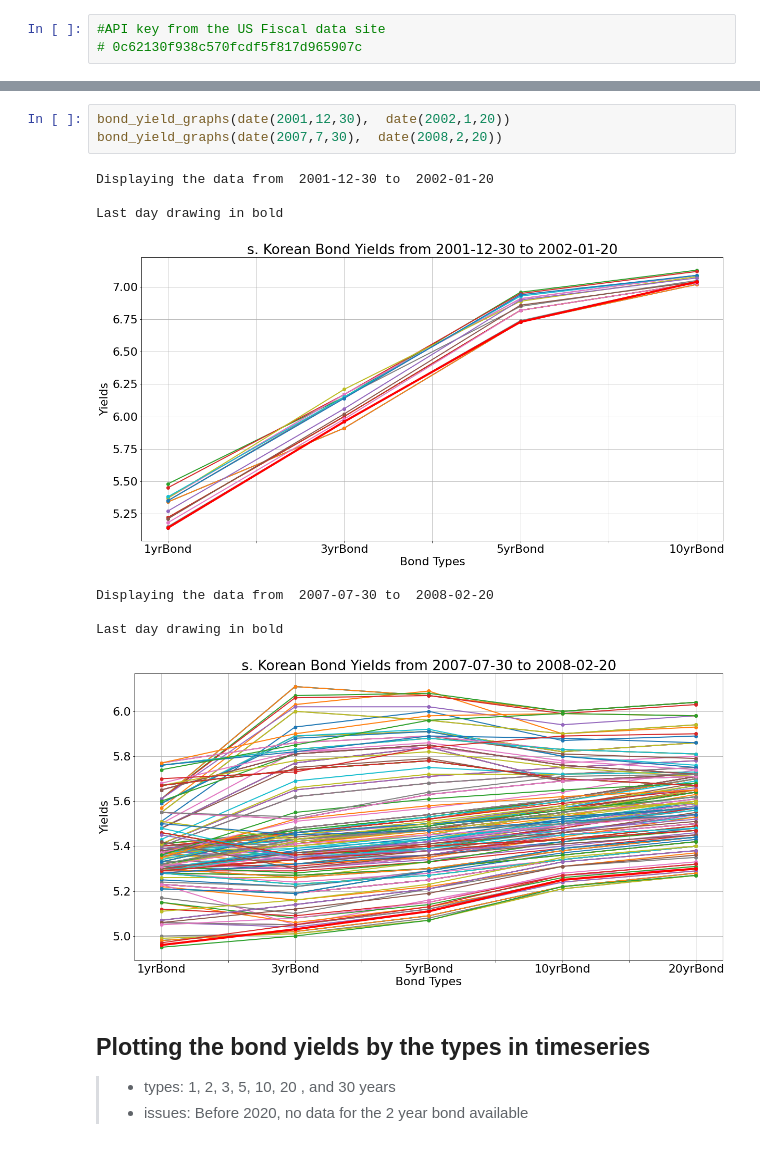
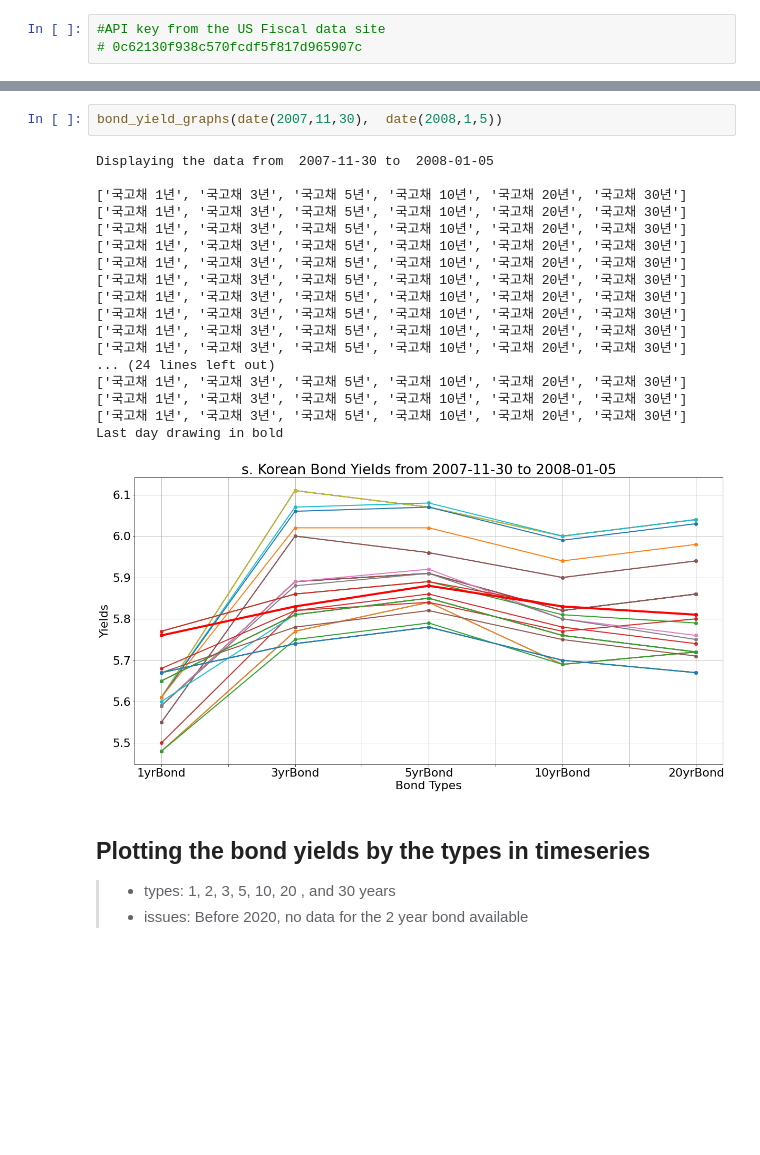
Before and after one commit to kimdesok/FinanceDataReader, a Jupyter notebook: BondYields.ipynb, the cells around one changed output, grey strips where cells are left out. Drawn from its saved outputs; the diff is of its cells as text; blank space fills up the shorter version.

Commit message:
fixed the error caused by missing data of bond yields in s. Korean market

```diff
--- a/BondYields.ipynb
+++ b/BondYields.ipynb
@@ -133,15 +166,24 @@ bond_yield_graphs(date(2022,3,30),  date.today())
-# %%
-bond_yield_graphs(date(2001,12,30),  date(2002,1,20))
-bond_yield_graphs(date(2007,7,30),  date(2008,2,20))
-# %% [output]
-Displaying the data from  2001-12-30 to  2002-01-20
-
-Last day drawing in bold
-[figure, removed]
-Displaying the data from  2007-07-30 to  2008-02-20
-
-Last day drawing in bold
-[figure, removed]
+# %%
+bond_yield_graphs(date(2007,11,30),  date(2008,1,5))
+# %% [output]
+Displaying the data from  2007-11-30 to  2008-01-05
+
+['국고채 1년', '국고채 3년', '국고채 5년', '국고채 10년', '국고채 20년', '국고채 30년']
+['국고채 1년', '국고채 3년', '국고채 5년', '국고채 10년', '국고채 20년', '국고채 30년']
+['국고채 1년', '국고채 3년', '국고채 5년', '국고채 10년', '국고채 20년', '국고채 30년']
+['국고채 1년', '국고채 3년', '국고채 5년', '국고채 10년', '국고채 20년', '국고채 30년']
+['국고채 1년', '국고채 3년', '국고채 5년', '국고채 10년', '국고채 20년', '국고채 30년']
+['국고채 1년', '국고채 3년', '국고채 5년', '국고채 10년', '국고채 20년', '국고채 30년']
+['국고채 1년', '국고채 3년', '국고채 5년', '국고채 10년', '국고채 20년', '국고채 30년']
+['국고채 1년', '국고채 3년', '국고채 5년', '국고채 10년', '국고채 20년', '국고채 30년']
+['국고채 1년', '국고채 3년', '국고채 5년', '국고채 10년', '국고채 20년', '국고채 30년']
+['국고채 1년', '국고채 3년', '국고채 5년', '국고채 10년', '국고채 20년', '국고채 30년']
+... (24 lines left out)
+['국고채 1년', '국고채 3년', '국고채 5년', '국고채 10년', '국고채 20년', '국고채 30년']
+['국고채 1년', '국고채 3년', '국고채 5년', '국고채 10년', '국고채 20년', '국고채 30년']
+['국고채 1년', '국고채 3년', '국고채 5년', '국고채 10년', '국고채 20년', '국고채 30년']
+Last day drawing in bold
+[figure, added]
 # %% [markdown]
 ## Plotting the bond yields by the types in timeseries
 >* types: 1, 2, 3, 5, 10, 20 , and 30 years
```
Also changed, not shown: parts of 11 cells of this notebook.
